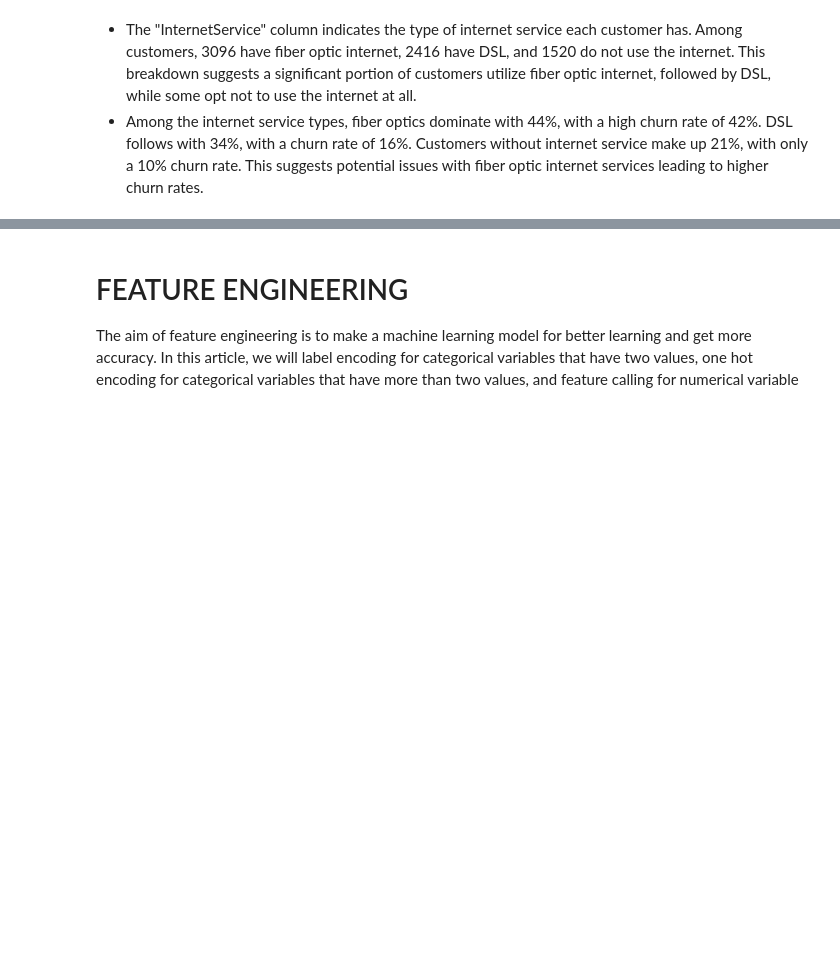
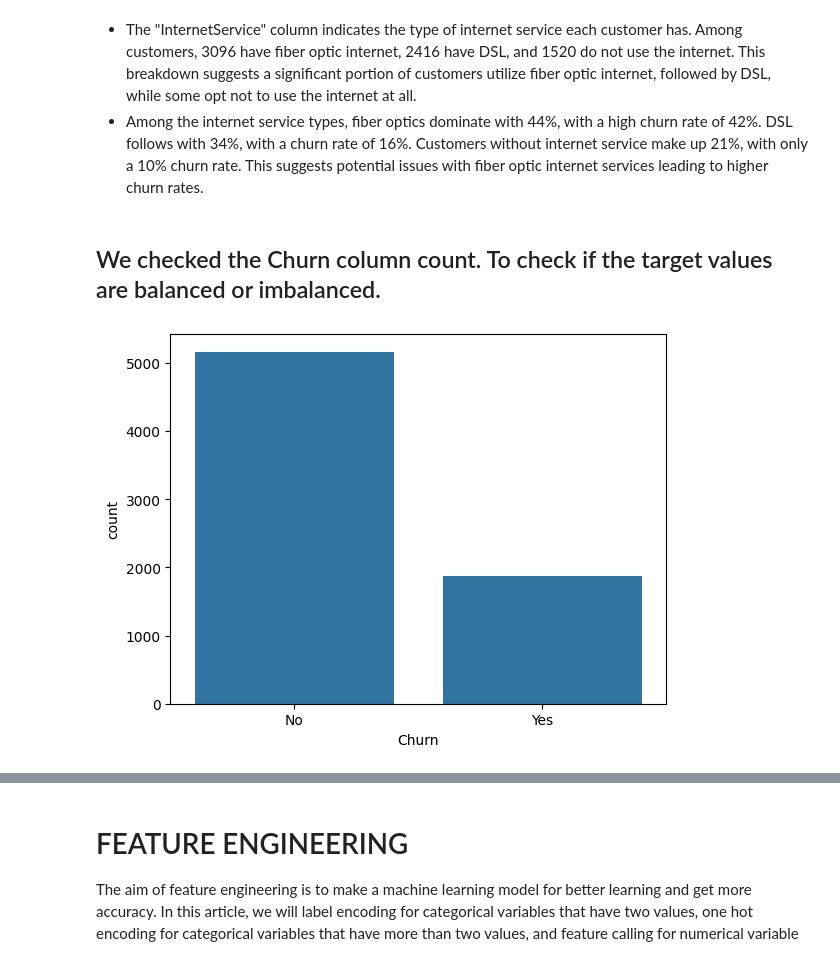
Before and after one commit to Dan-njuguna/telco_customer_churn, a Jupyter notebook: customer_churn.ipynb, the cells around one changed output, grey strips where cells are left out. Saved outputs shown, nothing was run; the diff lists cells and outputs as text; code cells hidden in the pictures; blank space fills up the shorter version.

```diff
--- a/customer_churn.ipynb
+++ b/customer_churn.ipynb
@@ -640,3 +640,12 @@ plt.show()
 # %% [markdown]
 - The "InternetService" column indicates the type of internet service each customer has. Among customers, 3096 have fiber optic internet, 2416 have DSL, and 1520 do not use the internet. This breakdown suggests a significant portion of customers utilize fiber optic internet, followed by DSL, while some opt not to use the internet at all.
 - Among the internet service types, fiber optics dominate with 44%, with a high churn rate of 42%. DSL follows with 34%, with a churn rate of 16%. Customers without internet service make up 21%, with only a 10% churn rate. This suggests potential issues with fiber optic internet services leading to higher churn rates.
+# %% [markdown]
+## We checked the Churn column count. To check if the target values are balanced or imbalanced.
+# %%
+# Countplot to visualize the distrbution in the churn column
+sns.countplot(data=df, x='Churn')
+
+plt.show()
+# %% [output]
+[figure, added]
```
Also changed, not shown: parts of 20 cells of this notebook.
